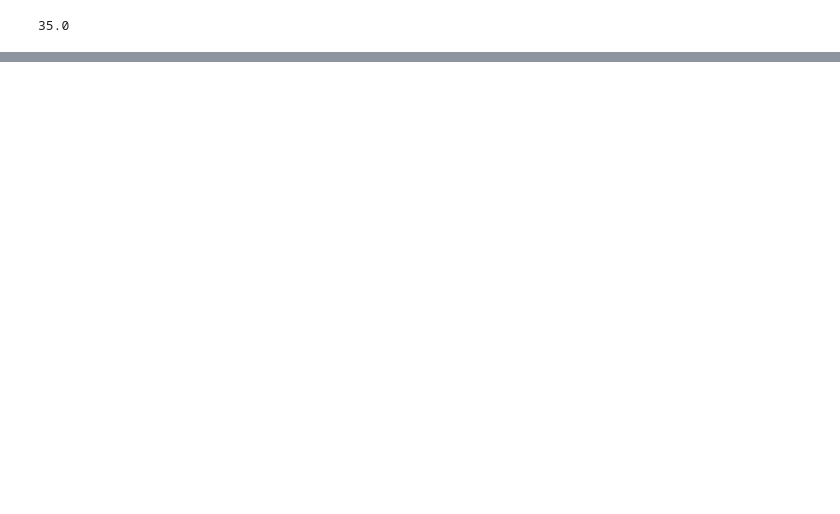
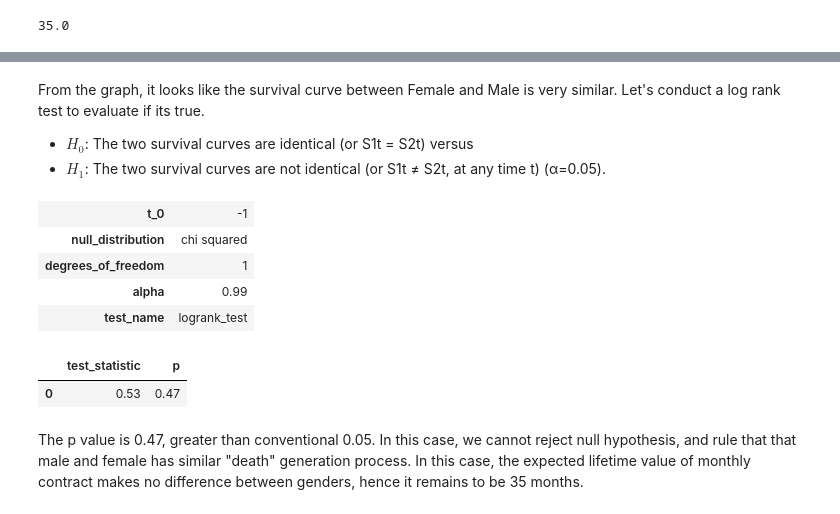
Before and after one commit to AilingLiu/Survival_analysis, a Jupyter notebook: Use_Survival_Analysis_to_Estimate_Customer_Lifetime.ipynb, the cells around one changed output, grey strips where cells are left out. Saved outputs shown, nothing was run; the diff lists cells and outputs as text; code cells hidden in the pictures; blank space fills up the shorter version.

```diff
--- a/Use_Survival_Analysis_to_Estimate_Customer_Lifetime.ipynb
+++ b/Use_Survival_Analysis_to_Estimate_Customer_Lifetime.ipynb
@@ -229,0 +249,25 @@ So here we can see the three contract types lifetime. The annual contract has a
+# %% [markdown]
+From the graph, it looks like the survival curve between Female and Male is very similar. Let's conduct a log rank test to evaluate if its true.
+
+
+* $H_0$: The two survival curves are identical (or S1t = S2t) versus
+* $H_1$: The two survival curves are not identical (or S1t ≠ S2t, at any time t) (α=0.05).
+# %%
+from lifelines.statistics import logrank_test
+
+male = df['gender'] == 'Male'
+T = df['tenure']
+E = df['ChurnInd']
+results = logrank_test(T[male], T[~male], E[male], E[~male], alpha=.99)
+
+results.print_summary()
+# %% [output]
+| t_0 | -1 |
+| null_distribution | chi squared |
+| degrees_of_freedom | 1 |
+| alpha | 0.99 |
+| test_name | logrank_test |
+|  | test_statistic | p |
+| 0 | 0.53 | 0.47 |
+# %% [markdown]
+The p value is 0.47, greater than conventional 0.05. In this case, we cannot reject null hypothesis, and rule that that male and female has similar "death" generation process. In this case, the expected lifetime value of monthly contract makes no difference between genders, hence it remains to be 35 months.
```
Also changed, not shown: parts of 9 cells of this notebook.
